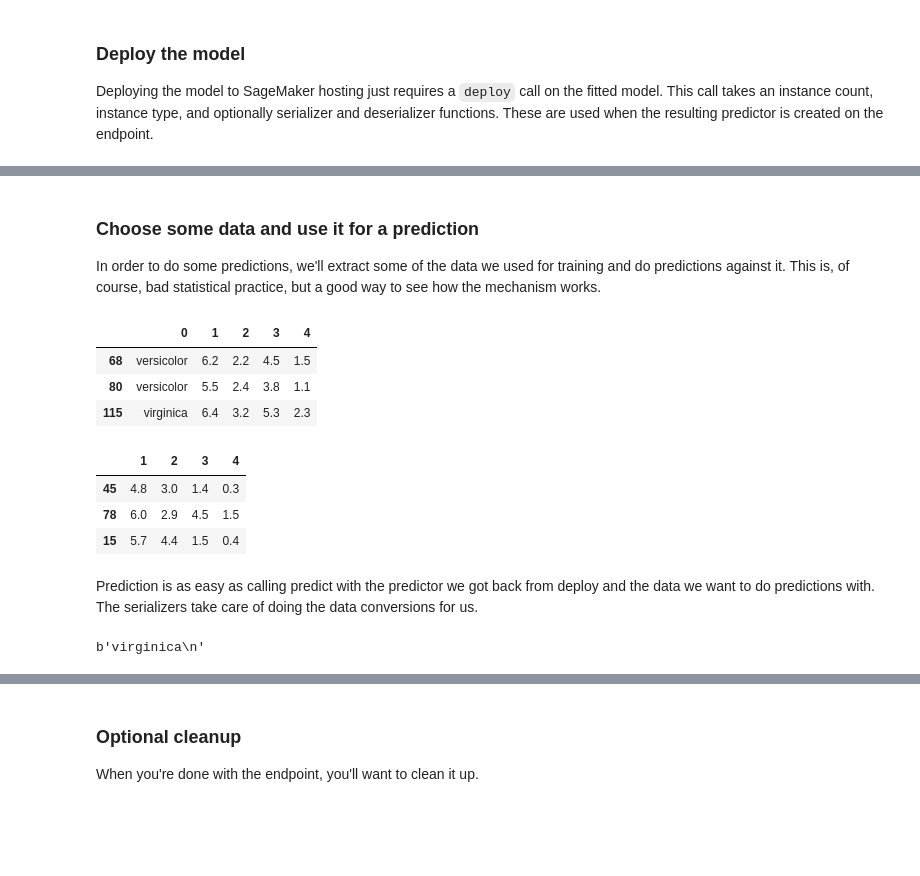
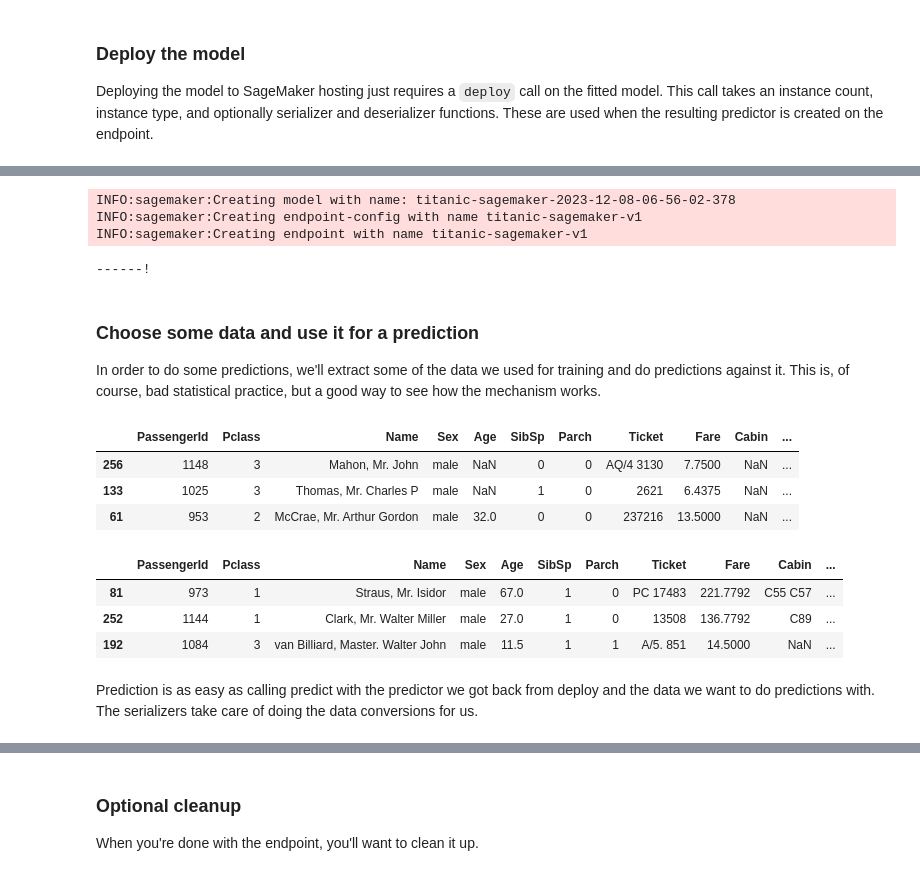
Before and after one commit to sudhirln92/sagemaker-tutorials, a Jupyter notebook: scikit_bring_your_own.ipynb, the cells around one changed output, grey strips where cells are left out. Saved outputs shown, nothing was run; the diff lists cells and outputs as text; code cells hidden in the pictures; blank space fills up the shorter version.

```diff
--- a/scikit_bring_your_own.ipynb
+++ b/scikit_bring_your_own.ipynb
@@ -445,24 +474,33 @@ INFO:sagemaker:Creating endpoint with name sagemaker-decision-trees-2023-12-06-1
+# %%
+from sagemaker.base_serializers  import JSONSerializer,CSVSerializer
+predictor = tree.deploy(1, "ml.m4.xlarge", serializer=JSONSerializer(),
+                        endpoint_name ='titanic-sagemaker-v1')
+# %% [output]
+INFO:sagemaker:Creating model with name: titanic-sagemaker-2023-12-08-06-56-02-378
+INFO:sagemaker:Creating endpoint-config with name titanic-sagemaker-v1
+INFO:sagemaker:Creating endpoint with name titanic-sagemaker-v1
+------!
 # %% [markdown]
 ### Choose some data and use it for a prediction
 
 In order to do some predictions, we'll extract some of the data we used for training and do predictions against it. This is, of course, bad statistical practice, but a good way to see how the mechanism works.
 # %%
-shape = pd.read_csv("data/iris.csv", header=None)
+shape = pd.read_csv("test.csv")
 shape.sample(3)
 # %% [output]
-|  | 0 | 1 | 2 | 3 | 4 |
-| 68 | versicolor | 6.2 | 2.2 | 4.5 | 1.5 |
-| 80 | versicolor | 5.5 | 2.4 | 3.8 | 1.1 |
-| 115 | virginica | 6.4 | 3.2 | 5.3 | 2.3 |
+|  | PassengerId | Pclass | Name | Sex | Age | SibSp | Parch | Ticket | Fare | Cabin | ... |
+| 256 | 1148 | 3 | Mahon, Mr. John | male | NaN | 0 | 0 | AQ/4 3130 | 7.7500 | NaN | ... |
+| 133 | 1025 | 3 | Thomas, Mr. Charles P | male | NaN | 1 | 0 | 2621 | 6.4375 | NaN | ... |
+| 61 | 953 | 2 | McCrae, Mr. Arthur Gordon | male | 32.0 | 0 | 0 | 237216 | 13.5000 | NaN | ... |
 # %%
 # drop the label column in the training set
-shape.drop(shape.columns[[0]], axis=1, inplace=True)
+# shape.drop(shape.columns[[0]], axis=1, inplace=True)
 shape.sample(3)
 # %% [output]
-|  | 1 | 2 | 3 | 4 |
-| 45 | 4.8 | 3.0 | 1.4 | 0.3 |
-| 78 | 6.0 | 2.9 | 4.5 | 1.5 |
-| 15 | 5.7 | 4.4 | 1.5 | 0.4 |
+|  | PassengerId | Pclass | Name | Sex | Age | SibSp | Parch | Ticket | Fare | Cabin | ... |
+| 81 | 973 | 1 | Straus, Mr. Isidor | male | 67.0 | 1 | 0 | PC 17483 | 221.7792 | C55 C57 | ... |
+| 252 | 1144 | 1 | Clark, Mr. Walter Miller | male | 27.0 | 1 | 0 | 13508 | 136.7792 | C89 | ... |
+| 192 | 1084 | 3 | van Billiard, Master. Walter John | male | 11.5 | 1 | 1 | A/5. 851 | 14.5000 | NaN | ... |
 # %%
 import itertools
 
@@ -473,7 +511,3 @@ indices = [i + j for i, j in itertools.product(a, b)]
 test_data = shape.iloc[indices[:-1]]
 # %% [markdown]
 Prediction is as easy as calling predict with the predictor we got back from deploy and the data we want to do predictions with. The serializers take care of doing the data conversions for us.
-# %%
-predictor.predict([6.2, 3.4, 5.4, 2.3])
-# %% [output]
-b'virginica\n'
```
Also changed, not shown: parts of 13 cells of this notebook, 12 other files.
